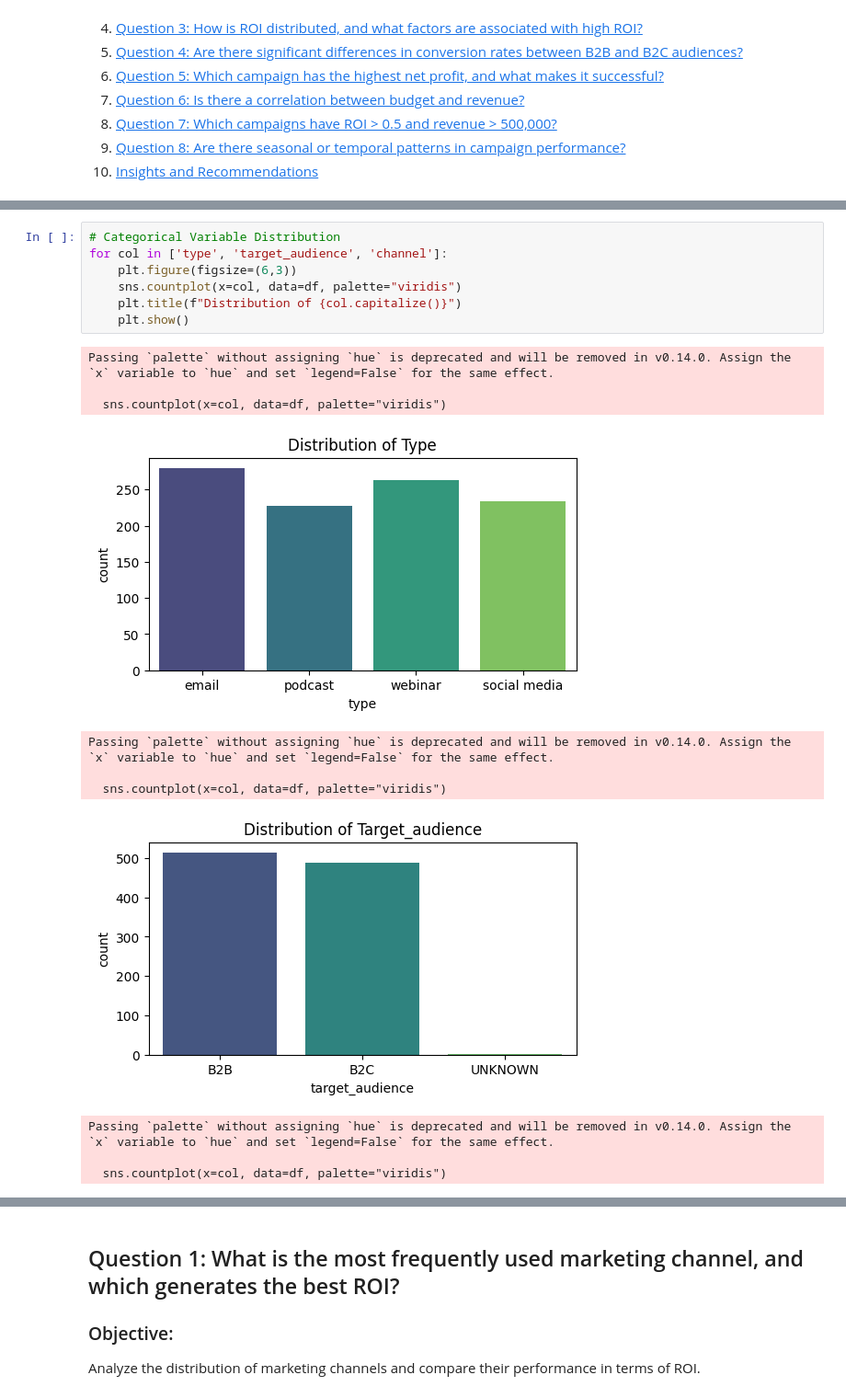
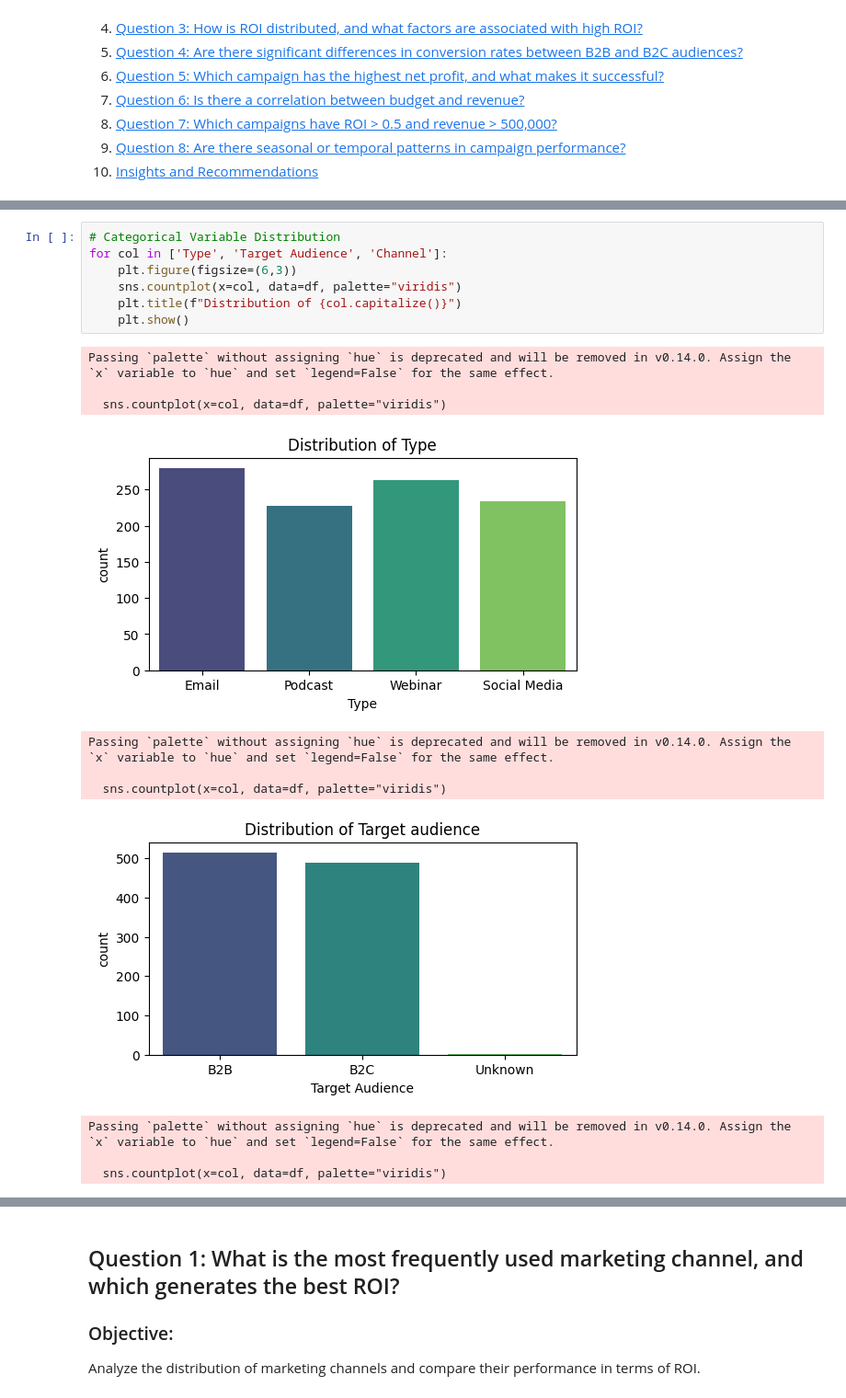
Before and after one commit to patriciajaquez/marketing_campaigns_analysis, a Jupyter notebook: notebooks/eda.ipynb, the cells around one changed output, grey strips where cells are left out. Shown at 92% size. Cells and saved outputs as stored; diff of their text form.

```diff
--- a/notebooks/eda.ipynb
+++ b/notebooks/eda.ipynb
@@ -113,20 +113,20 @@ plt.show()
 [figure]
 # %%
 # Categorical Variable Distribution
-for col in ['type', 'target_audience', 'channel']:
+for col in ['Type', 'Target Audience', 'Channel']:
     plt.figure(figsize=(6,3))
     sns.countplot(x=col, data=df, palette="viridis")
     plt.title(f"Distribution of {col.capitalize()}")
     plt.show()
 # %% [output]
 Passing `palette` without assigning `hue` is deprecated and will be removed in v0.14.0. Assign the `x` variable to `hue` and set `legend=False` for the same effect.
 
   sns.countplot(x=col, data=df, palette="viridis")
 [figure]
 Passing `palette` without assigning `hue` is deprecated and will be removed in v0.14.0. Assign the `x` variable to `hue` and set `legend=False` for the same effect.
 
   sns.countplot(x=col, data=df, palette="viridis")
-[figure, old version]
+[figure, new version]
 Passing `palette` without assigning `hue` is deprecated and will be removed in v0.14.0. Assign the `x` variable to `hue` and set `legend=False` for the same effect.
 
   sns.countplot(x=col, data=df, palette="viridis")
```
Also changed, not shown: parts of 15 cells of this notebook, 3 other files.
